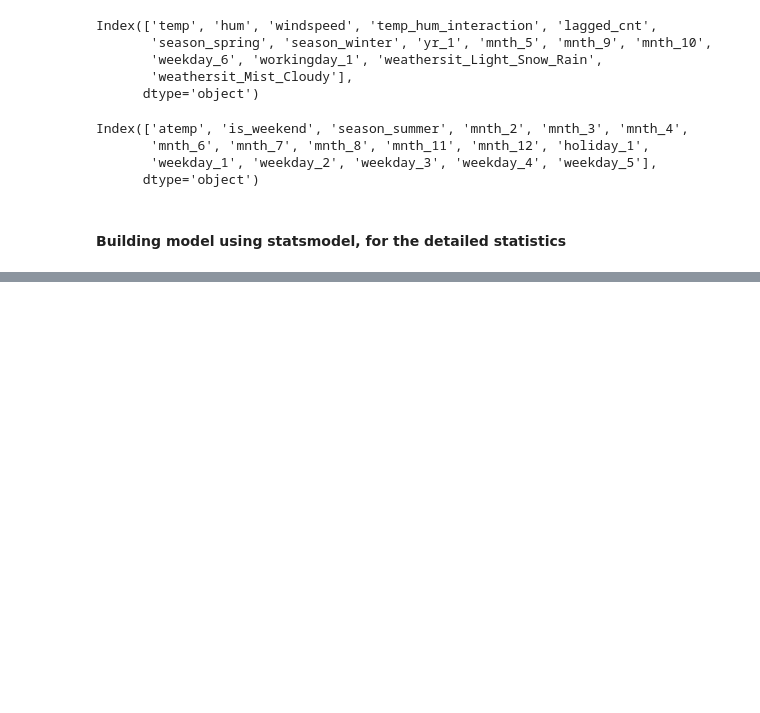
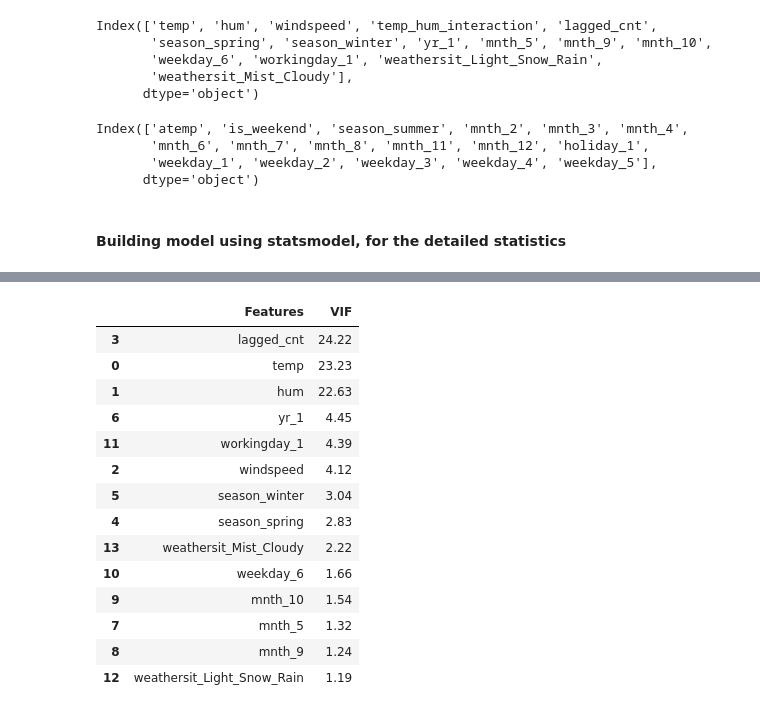
Before and after one commit to thomami244/BikeSharingCaseStudy, a Jupyter notebook: BikeCaseStudy.ipynb, the cells around one changed output, grey strips where cells are left out. Cells and saved outputs as stored; diff of their text form; code cells hidden in the pictures; blank space fills up the shorter version.

```diff
--- a/BikeCaseStudy.ipynb
+++ b/BikeCaseStudy.ipynb
@@ -420,3 +430,5 @@ X_train_lm = sm.add_constant(X_train_new)
+# %%
+X_train_new = X_train_new.drop(['const'], axis=1)
 # %%
 lm = sm.OLS(y_train,X_train_lm).fit()   # Running the linear model
 # %%
@@ -440,3 +452,30 @@ Covariance Type:            nonrobust
 
 Notes:
 [1] Standard Errors assume that the covariance matrix of the errors is correctly specified.
+# %%
+# Calculate the VIFs for the new model
+from statsmodels.stats.outliers_influence import variance_inflation_factor
+
+vif = pd.DataFrame()
+X = X_train_new
+vif['Features'] = X.columns
+vif['VIF'] = [variance_inflation_factor(X.values, i) for i in range(X.shape[1])]
+vif['VIF'] = round(vif['VIF'], 2)
+vif = vif.sort_values(by = "VIF", ascending = False)
+vif
+# %% [output]
+|  | Features | VIF |
+| 3 | lagged_cnt | 24.22 |
+| 0 | temp | 23.23 |
+| 1 | hum | 22.63 |
+| 6 | yr_1 | 4.45 |
+| 11 | workingday_1 | 4.39 |
+| 2 | windspeed | 4.12 |
+| 5 | season_winter | 3.04 |
+| 4 | season_spring | 2.83 |
+| 13 | weathersit_Mist_Cloudy | 2.22 |
+| 10 | weekday_6 | 1.66 |
+| 9 | mnth_10 | 1.54 |
+| 7 | mnth_5 | 1.32 |
+| 8 | mnth_9 | 1.24 |
+| 12 | weathersit_Light_Snow_Rain | 1.19 |
```
Also changed, not shown: parts of 24 cells of this notebook.
